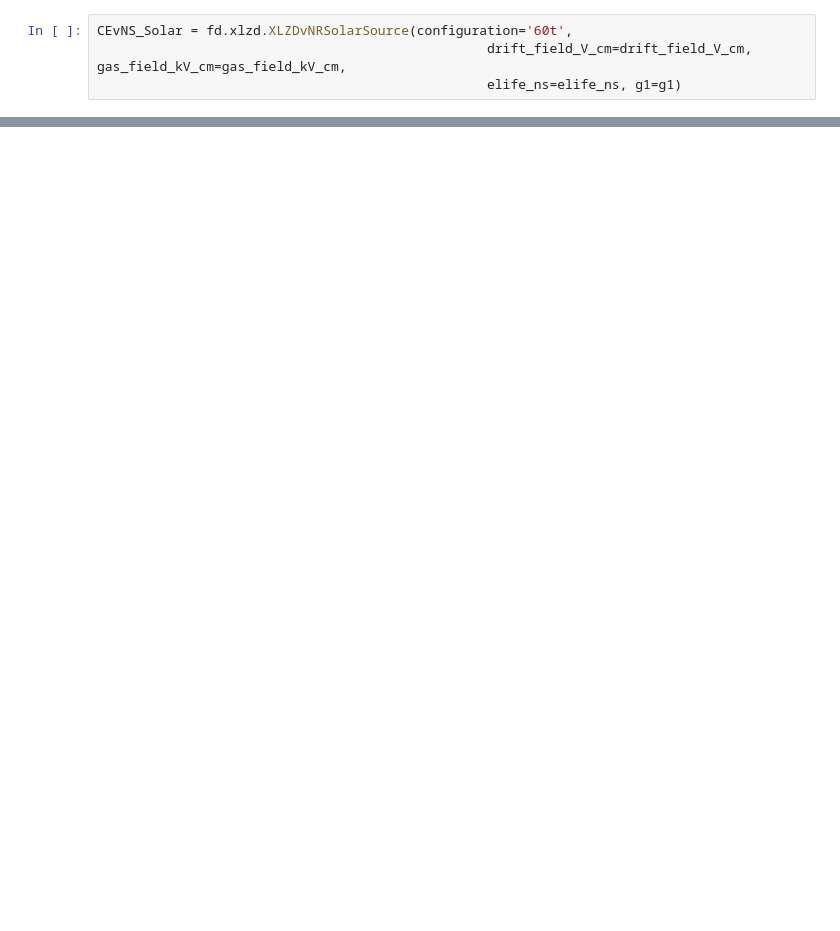
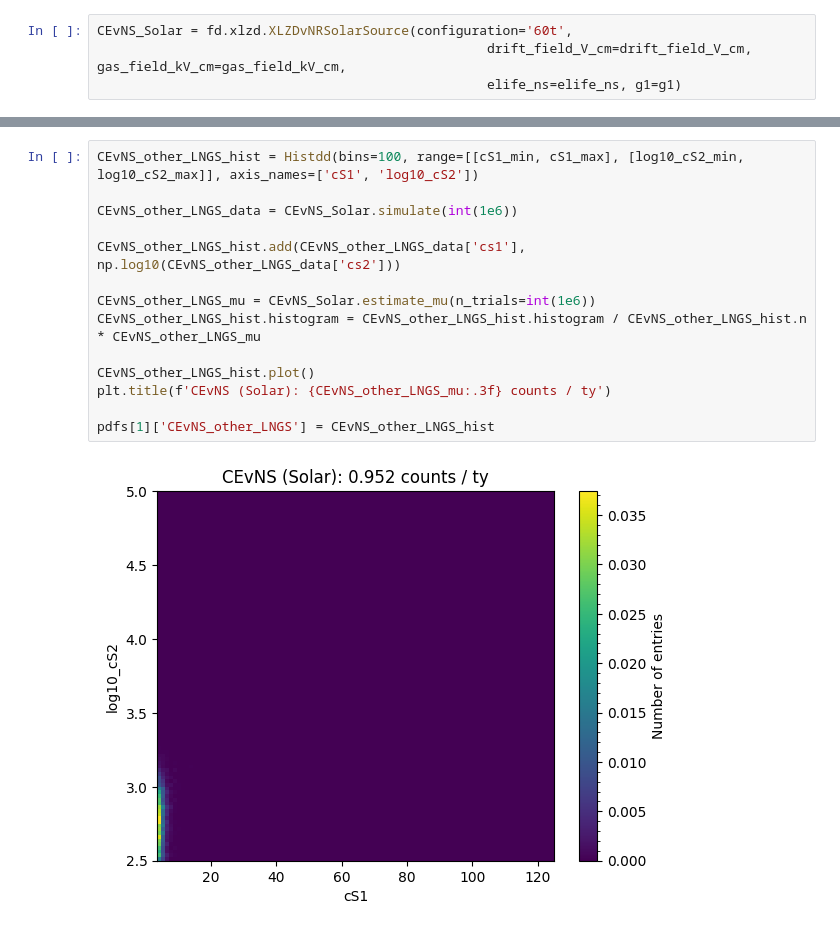
Before and after one commit to 00Goldy/CEvNS-Migdal, a Jupyter notebook: week4/test_flame.ipynb, the cells around one changed output, grey strips where cells are left out. Saved outputs shown, nothing was run; the diff lists cells and outputs as text; blank space fills up the shorter version.

```diff
--- a/week4/test_flame.ipynb
+++ b/week4/test_flame.ipynb
@@ -80,0 +89,16 @@ pdfs[1]['CEvNS_other_LNGS'] = CEvNS_other_LNGS_hist
+# %%
+CEvNS_other_LNGS_hist = Histdd(bins=100, range=[[cS1_min, cS1_max], [log10_cS2_min, log10_cS2_max]], axis_names=['cS1', 'log10_cS2'])
+
+CEvNS_other_LNGS_data = CEvNS_Solar.simulate(int(1e6))
+
+CEvNS_other_LNGS_hist.add(CEvNS_other_LNGS_data['cs1'], np.log10(CEvNS_other_LNGS_data['cs2']))
+
+CEvNS_other_LNGS_mu = CEvNS_Solar.estimate_mu(n_trials=int(1e6))
+CEvNS_other_LNGS_hist.histogram = CEvNS_other_LNGS_hist.histogram / CEvNS_other_LNGS_hist.n * CEvNS_other_LNGS_mu
+
+CEvNS_other_LNGS_hist.plot()
+plt.title(f'CEvNS (Solar): {CEvNS_other_LNGS_mu:.3f} counts / ty')
+
+pdfs[1]['CEvNS_other_LNGS'] = CEvNS_other_LNGS_hist
+# %% [output]
+[figure, added]
```
Also changed, not shown: parts of 4 cells of this notebook, 8 other files.
